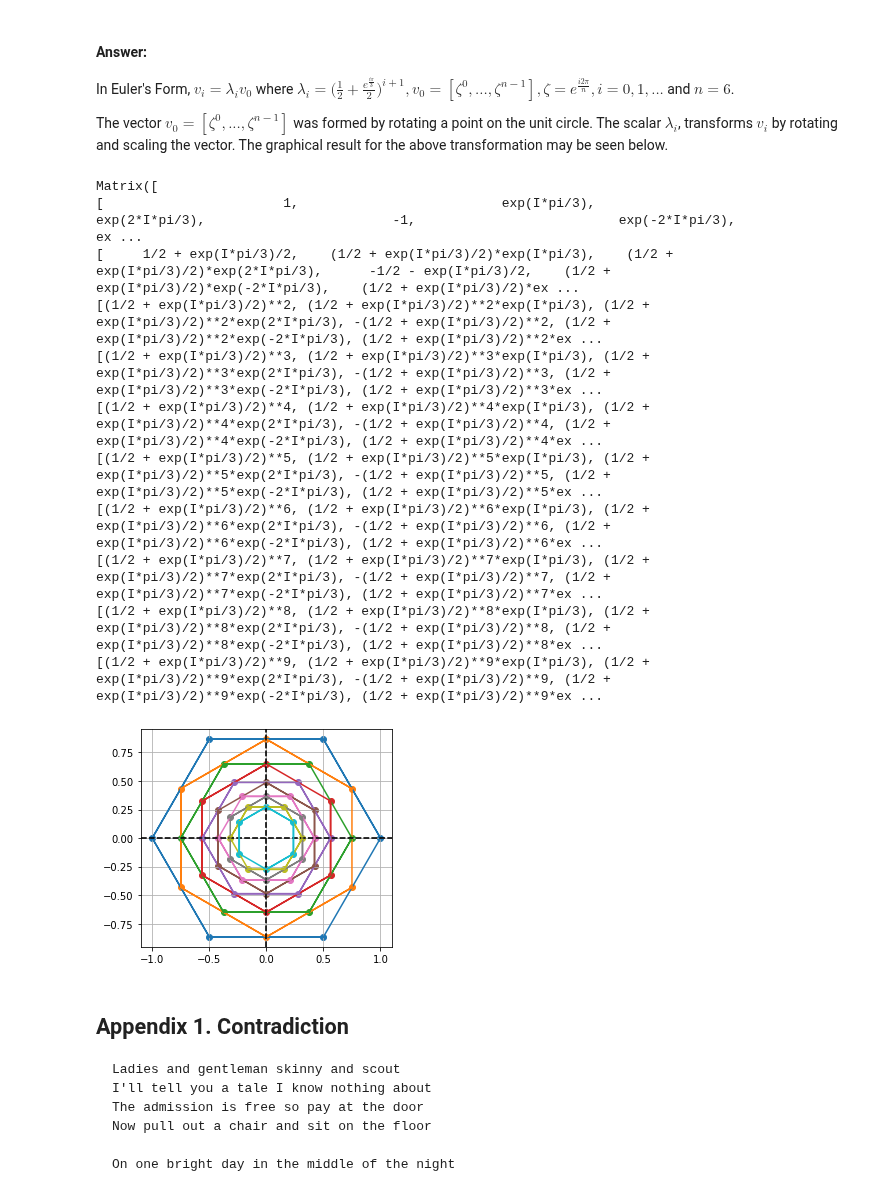
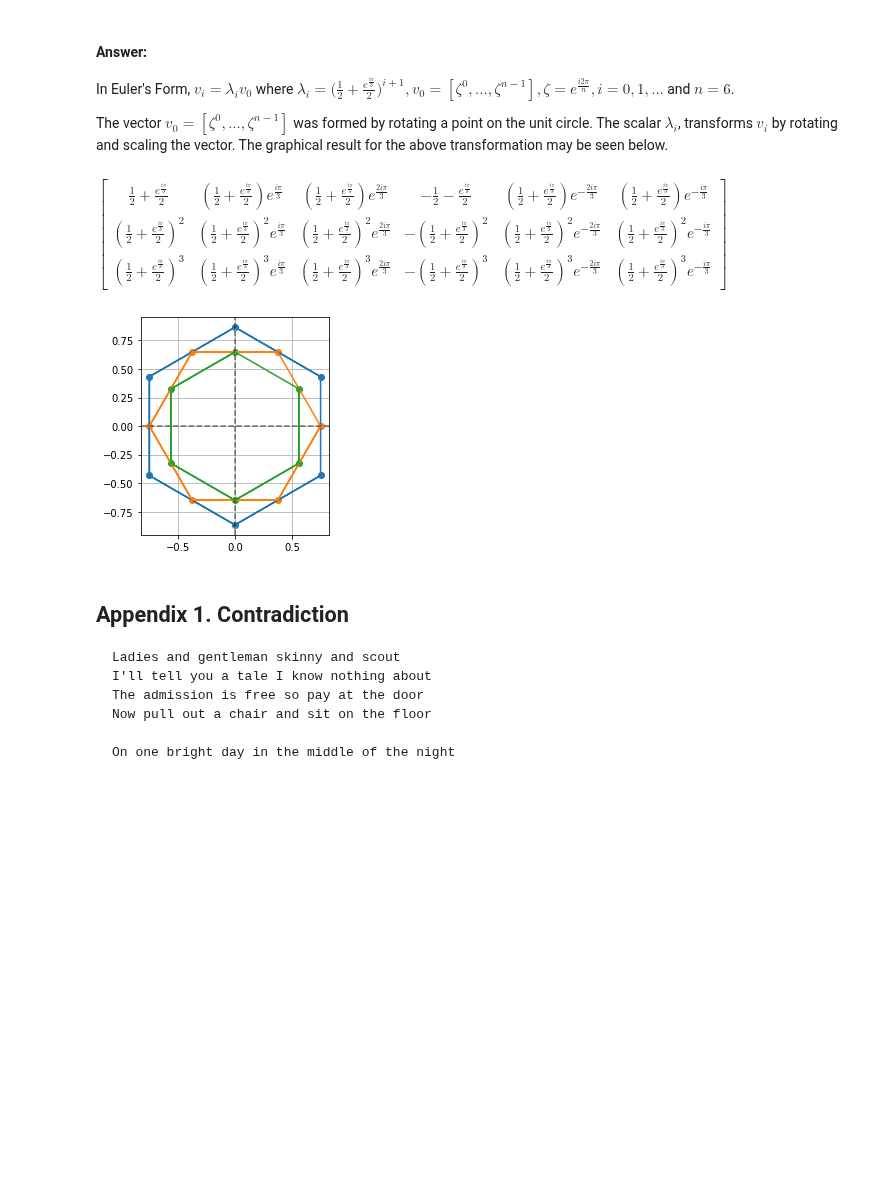
Before and after one commit to fractalclockwork/Math725, a Jupyter notebook: HW/Math725_HW1.ipynb, the cells around one changed output. Cells and saved outputs as stored; diff of their text form; code cells hidden in the pictures; blank space fills up the shorter version.

```diff
--- a/HW/Math725_HW1.ipynb
+++ b/HW/Math725_HW1.ipynb
@@ -153,34 +153,20 @@ def z_plot(z, c=None):
 # %%
 n=6
 zeta = sym.exp(2*sym.I*sym.pi/n)
 lambda_ = (1+zeta)/2
+ss= 3 # how deep
 
-v_0 = [zeta**k for k in range(n)] # our vector in C^6
-v = Matrix(v_0).T  # we don't really need a Matrix, but IPython.display is super neat and tighty
-
-ss = 10 # How deep?
-for i in range(ss-1):
-    v=v.col_join(lambda_**(i+1)*v.row(0)) # this one line does all the work
+v0 = Matrix([zeta**k for k in range(n)]).T # our vector in C^6
+v  = Matrix([(lambda_**(i+1)*v0) for i in range(ss)]) # this one line does it all
 
 # display our results
-display(v)  # Rows are Machine-like but the transpose is probably more Mathy
+display(v)  # IPython.display is so pretty
 s = v.shape[0]
 for i in range(s):
-    #z_plot(np.array([complex(n) for n in v.row(i)])) # this is rather slow
     z_plot(np.array((v.row(i)).tolist()).astype(np.complex64)) # Aww Yeah!!!
 # %% [output]
-Matrix([
-[                       1,                          exp(I*pi/3),                          exp(2*I*pi/3),                        -1,                          exp(-2*I*pi/3),                          ex ...
-[     1/2 + exp(I*pi/3)/2,    (1/2 + exp(I*pi/3)/2)*exp(I*pi/3),    (1/2 + exp(I*pi/3)/2)*exp(2*I*pi/3),      -1/2 - exp(I*pi/3)/2,    (1/2 + exp(I*pi/3)/2)*exp(-2*I*pi/3),    (1/2 + exp(I*pi/3)/2)*ex ...
-[(1/2 + exp(I*pi/3)/2)**2, (1/2 + exp(I*pi/3)/2)**2*exp(I*pi/3), (1/2 + exp(I*pi/3)/2)**2*exp(2*I*pi/3), -(1/2 + exp(I*pi/3)/2)**2, (1/2 + exp(I*pi/3)/2)**2*exp(-2*I*pi/3), (1/2 + exp(I*pi/3)/2)**2*ex ...
-[(1/2 + exp(I*pi/3)/2)**3, (1/2 + exp(I*pi/3)/2)**3*exp(I*pi/3), (1/2 + exp(I*pi/3)/2)**3*exp(2*I*pi/3), -(1/2 + exp(I*pi/3)/2)**3, (1/2 + exp(I*pi/3)/2)**3*exp(-2*I*pi/3), (1/2 + exp(I*pi/3)/2)**3*ex ...
-[(1/2 + exp(I*pi/3)/2)**4, (1/2 + exp(I*pi/3)/2)**4*exp(I*pi/3), (1/2 + exp(I*pi/3)/2)**4*exp(2*I*pi/3), -(1/2 + exp(I*pi/3)/2)**4, (1/2 + exp(I*pi/3)/2)**4*exp(-2*I*pi/3), (1/2 + exp(I*pi/3)/2)**4*ex ...
-[(1/2 + exp(I*pi/3)/2)**5, (1/2 + exp(I*pi/3)/2)**5*exp(I*pi/3), (1/2 + exp(I*pi/3)/2)**5*exp(2*I*pi/3), -(1/2 + exp(I*pi/3)/2)**5, (1/2 + exp(I*pi/3)/2)**5*exp(-2*I*pi/3), (1/2 + exp(I*pi/3)/2)**5*ex ...
-[(1/2 + exp(I*pi/3)/2)**6, (1/2 + exp(I*pi/3)/2)**6*exp(I*pi/3), (1/2 + exp(I*pi/3)/2)**6*exp(2*I*pi/3), -(1/2 + exp(I*pi/3)/2)**6, (1/2 + exp(I*pi/3)/2)**6*exp(-2*I*pi/3), (1/2 + exp(I*pi/3)/2)**6*ex ...
-[(1/2 + exp(I*pi/3)/2)**7, (1/2 + exp(I*pi/3)/2)**7*exp(I*pi/3), (1/2 + exp(I*pi/3)/2)**7*exp(2*I*pi/3), -(1/2 + exp(I*pi/3)/2)**7, (1/2 + exp(I*pi/3)/2)**7*exp(-2*I*pi/3), (1/2 + exp(I*pi/3)/2)**7*ex ...
-[(1/2 + exp(I*pi/3)/2)**8, (1/2 + exp(I*pi/3)/2)**8*exp(I*pi/3), (1/2 + exp(I*pi/3)/2)**8*exp(2*I*pi/3), -(1/2 + exp(I*pi/3)/2)**8, (1/2 + exp(I*pi/3)/2)**8*exp(-2*I*pi/3), (1/2 + exp(I*pi/3)/2)**8*ex ...
-[(1/2 + exp(I*pi/3)/2)**9, (1/2 + exp(I*pi/3)/2)**9*exp(I*pi/3), (1/2 + exp(I*pi/3)/2)**9*exp(2*I*pi/3), -(1/2 + exp(I*pi/3)/2)**9, (1/2 + exp(I*pi/3)/2)**9*exp(-2*I*pi/3), (1/2 + exp(I*pi/3)/2)**9*ex ...
+$\displaystyle \left[\begin{matrix}\frac{1}{2} + \frac{e^{\frac{i \pi}{3}}}{2} & \left(\frac{1}{2} + \frac{e^{\frac{i \pi}{3}}}{2}\right) e^{\frac{i \pi}{3}} & \left(\frac{1}{2} + \frac{e^{\frac{i \pi}{3}}}{2}\right) e^{\frac{2 i \pi}{3}} & - \frac{1}{2} - \frac{e^{\frac{i \pi}{3}}}{2} & \left(\frac{1}{2} + \frac{e^{\frac{i \pi}{3}}}{2}\right) e^{- \frac{2 i \pi}{3}} & \left(\frac{1}{2} + \frac{e^{\frac{i \pi}{3}}}{2}\right) e^{- \frac{i \pi}{3}}\\\left(\frac{1}{2} + \frac{e^{\frac{i \pi}{3}}}{2}\right)^{2} & \left(\frac{1}{2} + \frac{e^{\frac{i \pi}{3}}}{2}\right)^{2} e^{\frac{i \pi}{3}} & \left(\frac{1}{2} + \frac{e^{\frac{i \pi}{3}}}{2}\right)^{2} e^{\frac{2 i \pi}{3}} & - \left(\frac{1}{2} + \frac{e^{\frac{i \pi}{3}}}{2}\right)^{2} & \left(\frac{1}{2} + \frac{e^{\frac{i \pi}{3}}}{2}\right)^{2} e^{- \frac{2 i \pi}{3}} & \left(\frac{1}{2} + \frac{e^{\frac{i \pi}{3}}}{2}\right)^{2} e^{- \frac{i \pi}{3}}\\\left(\frac{1}{2} + \frac{e^{\frac{i \pi}{3}}}{2}\right)^{3} & \left(\frac{1}{2} + \frac{e^{\frac{i \pi}{3}}}{2}\right)^{3} e^{\frac{i \pi}{3}} & \left(\frac{1}{2} + \frac{e^{\frac{i \pi}{3}}}{2}\right)^{3} e^{\frac{2 i \pi}{3}} & - \left(\frac{1}{2} + \frac{e^{\frac{i \pi}{3}}}{2}\right)^{3} & \left(\frac{1}{2} + \frac{e^{\frac{i \pi}{3}}}{2}\right)^{3} e^{- \frac{2 i \pi}{3}} & \left(\frac{1}{2} + \frac{e^{\frac{i \pi}{3}}}{2}\right)^{3} e^{- \frac{i \pi}{3}}\end{matrix}\right]$
-[figure, old version]
+[figure, new version]
 # %% [markdown]
 ## Appendix 1. Contradiction
 
```
